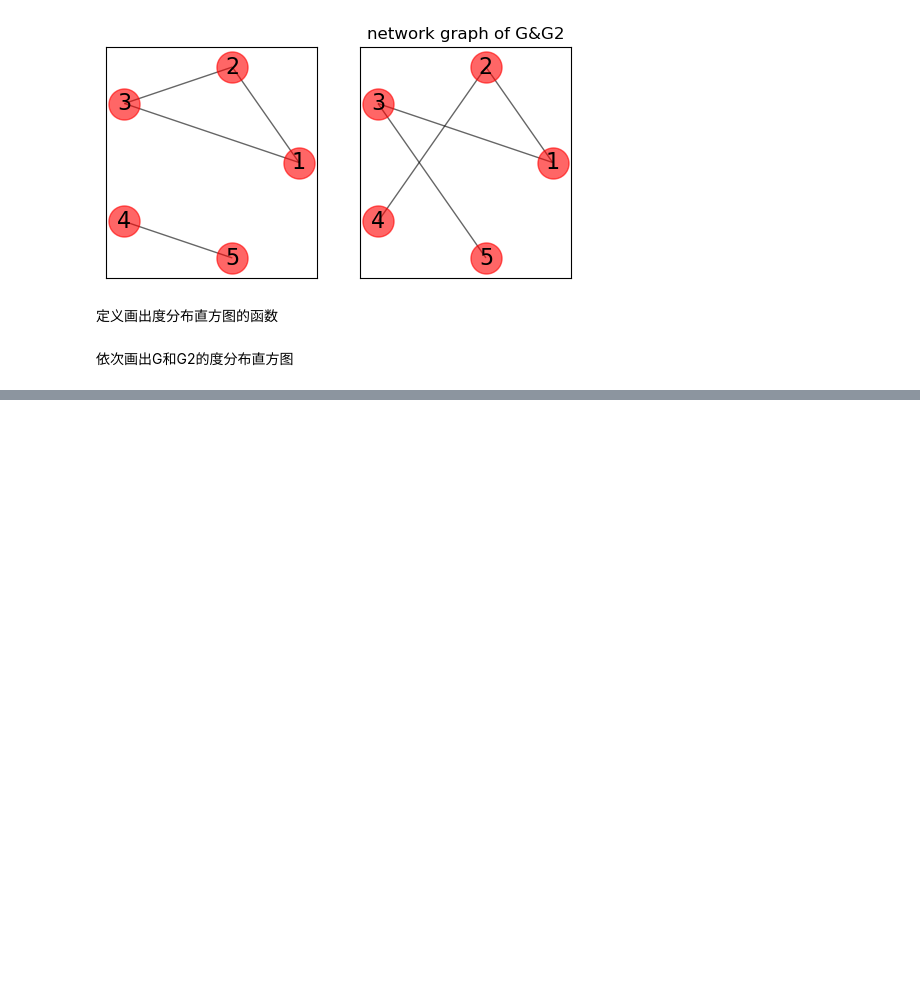
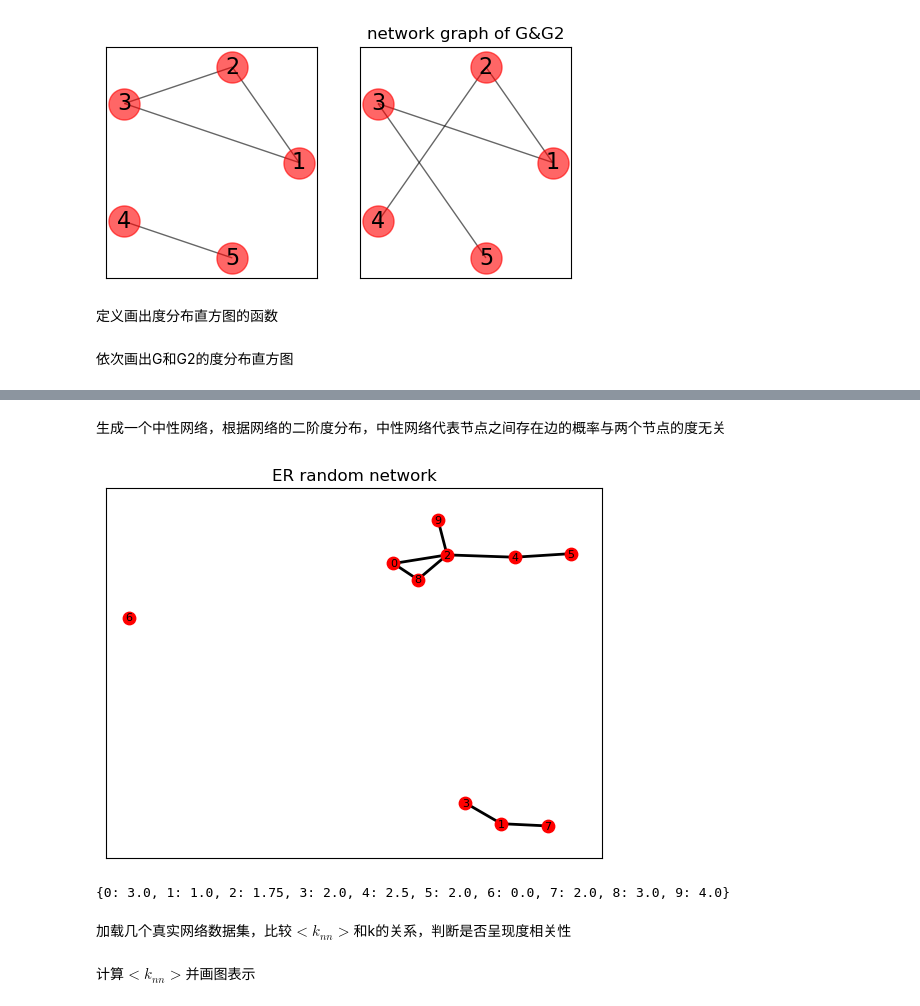
Before and after one commit to dzcaprime/Network, a Jupyter notebook: degree.ipynb, the cells around one changed output, grey strips where cells are left out. Cells and saved outputs as stored; diff of their text form; code cells hidden in the pictures; blank space fills up the shorter version.

Commit message:
degree_correlation

```diff
--- a/degree.ipynb
+++ b/degree.ipynb
@@ -54,0 +58,17 @@ draw_degree(G2,ax[1])
+# %% [markdown]
+生成一个中性网络，根据网络的二阶度分布，中性网络代表节点之间存在边的概率与两个节点的度无关
+# %%
+# use networkx to generate ER random network
+ER=nx.erdos_renyi_graph(10,0.2)
+pos=nx.spring_layout(ER)
+nx.draw_networkx_nodes(ER,pos=pos,node_size=80,node_color='r',alpha=1.0)
+nx.draw_networkx_labels(ER,pos=pos,font_size=8)
+nx.draw_networkx_edges(ER,pos=pos,width=2.0,alpha=1.0)
+plt.title("ER random network")
+plt.show()
+print(nx.average_neighbor_degree(ER))
+# %% [output]
+[figure, added]
+{0: 3.0, 1: 1.0, 2: 1.75, 3: 2.0, 4: 2.5, 5: 2.0, 6: 0.0, 7: 2.0, 8: 3.0, 9: 4.0}
+# %% [markdown]
+加载几个真实网络数据集，比较$<k_{nn}>$和k的关系，判断是否呈现度相关性
@@ -54,0 +86,2 @@ draw_degree(G2,ax[1])
+# %% [markdown]
+计算$<k_{nn}>$并画图表示
```
Also changed, not shown: parts of 16 cells of this notebook, 7 other files.
